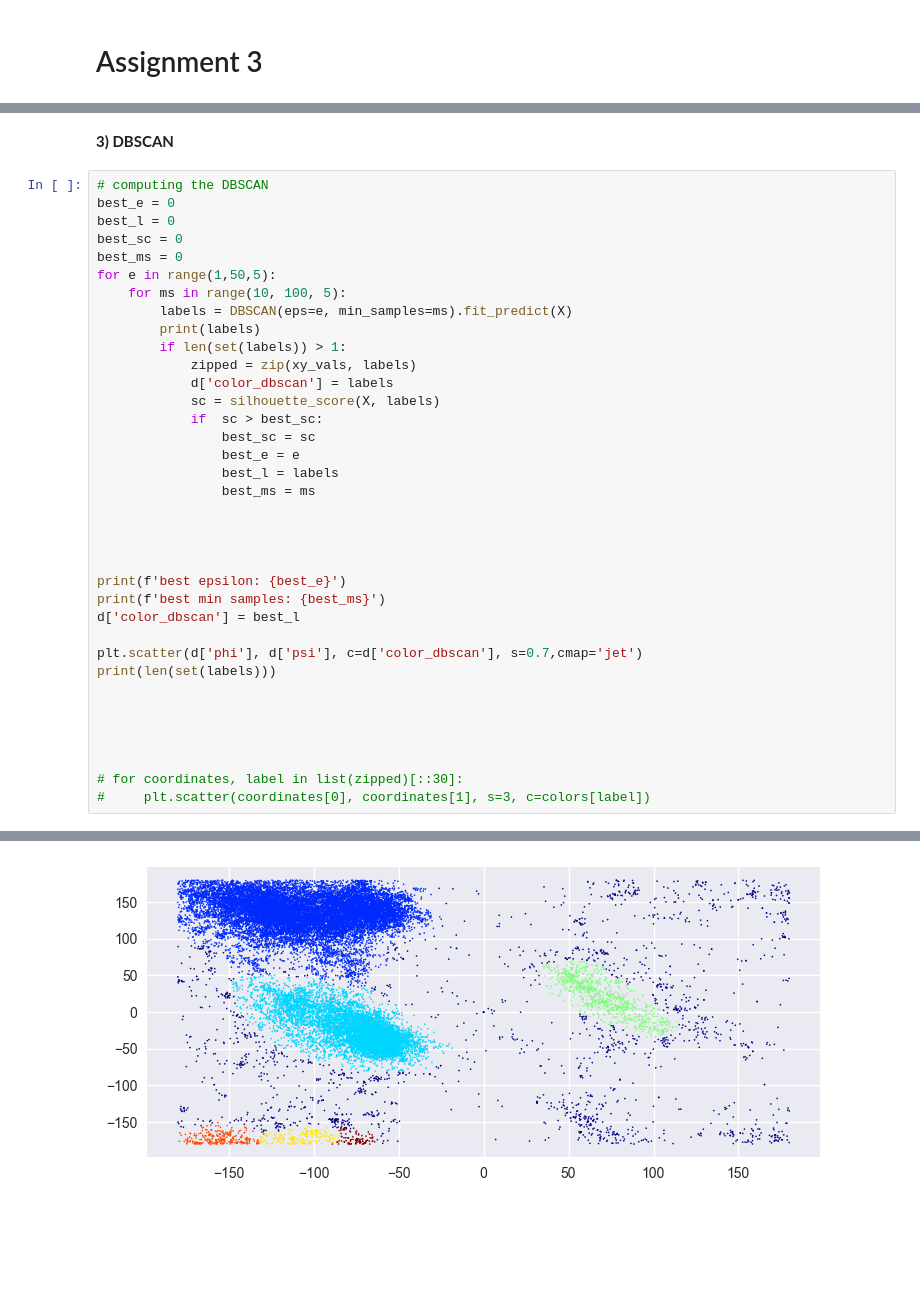
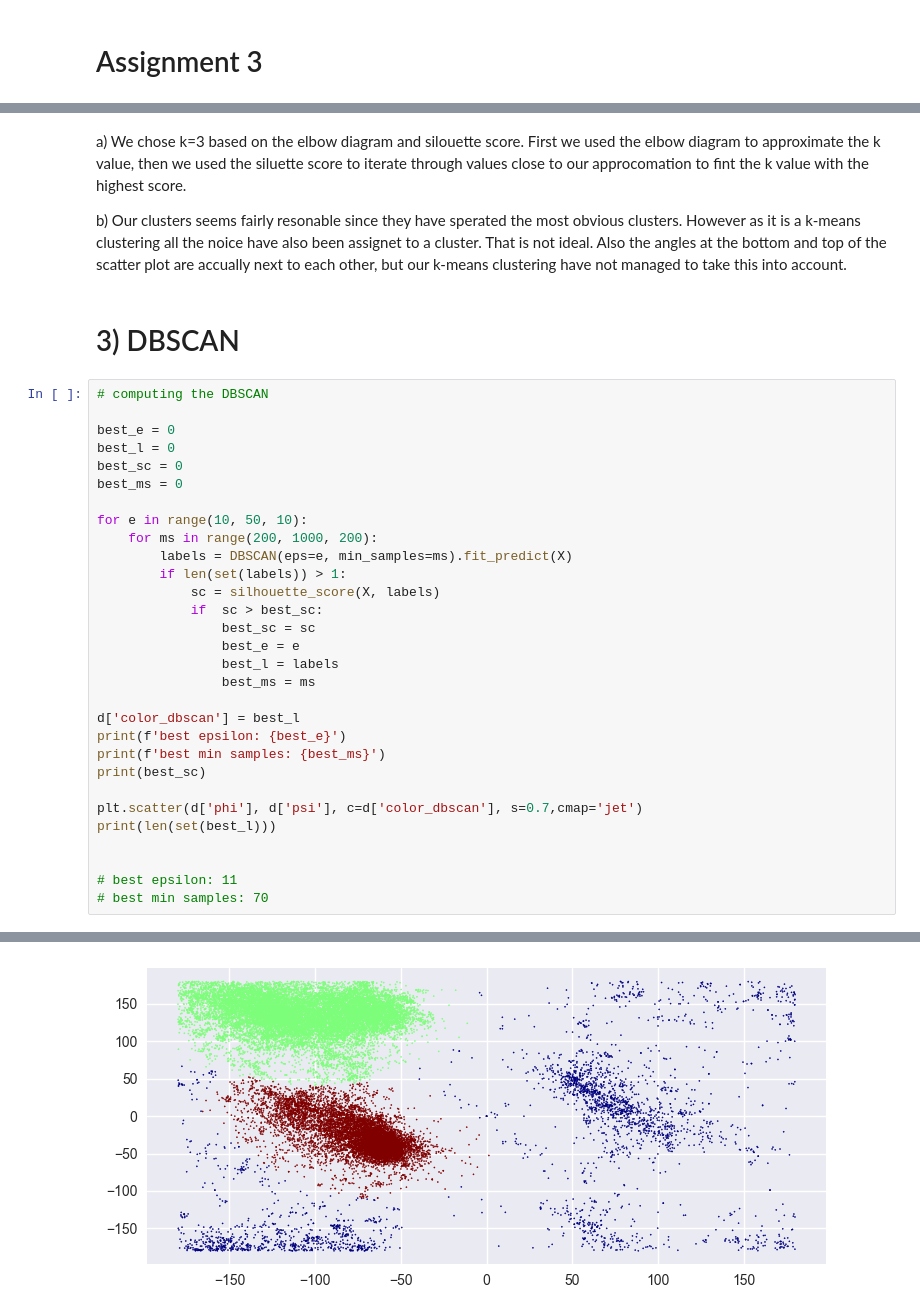
Before and after one commit to Niclindm/DAT405, a Jupyter notebook: Weekly assignment 3/Assigment3.ipynb, the cells around one changed output, grey strips where cells are left out. Drawn from its saved outputs; the diff is of its cells as text; blank space fills up the shorter version.

```diff
--- a/Weekly assignment 3/Assigment3.ipynb
+++ b/Weekly assignment 3/Assigment3.ipynb
@@ -75,21 +102,24 @@ sns.lineplot(x = ks, y = wcss)
 plt.show()
 # %% [output]
 [figure]
+# %% [markdown]
+a) We chose k=3 based on the elbow diagram and silouette score. First we used the elbow diagram to approximate the k value, then we used the siluette score to iterate through values close to our approcomation to fint the k value with the highest score.
+
+b) Our clusters seems fairly resonable since they have sperated the most obvious clusters. However as it is a k-means clustering all the noice have also been assignet to a cluster. That is not ideal. Also the angles at the bottom and top of the scatter plot are accually next to each other, but our k-means clustering have not managed to take this into account.
 # %% [markdown]
-**3) DBSCAN**
+# 3) DBSCAN
 # %%
 # computing the DBSCAN
+
 best_e = 0
 best_l = 0
 best_sc = 0
 best_ms = 0
-for e in range(1,50,5):
-    for ms in range(10, 100, 5):
+
+for e in range(10, 50, 10):
+    for ms in range(200, 1000, 200):
         labels = DBSCAN(eps=e, min_samples=ms).fit_predict(X)
-        print(labels)
         if len(set(labels)) > 1:
-            zipped = zip(xy_vals, labels)
-            d['color_dbscan'] = labels
             sc = silhouette_score(X, labels)
             if  sc > best_sc:
                 best_sc = sc
@@ -97,20 +127,15 @@ for e in range(1,50,5):
                 best_l = labels
                 best_ms = ms
 
+d['color_dbscan'] = best_l
+print(f'best epsilon: {best_e}')
+print(f'best min samples: {best_ms}')
+print(best_sc)
+
+plt.scatter(d['phi'], d['psi'], c=d['color_dbscan'], s=0.7,cmap='jet')
+print(len(set(best_l)))
 
 
-
-print(f'best epsilon: {best_e}')
-print(f'best min samples: {best_ms}')
-d['color_dbscan'] = best_l
-
-plt.scatter(d['phi'], d['psi'], c=d['color_dbscan'], s=0.7,cmap='jet')
-print(len(set(labels)))
-
-
-
-
-
-# for coordinates, label in list(zipped)[::30]:
-#     plt.scatter(coordinates[0], coordinates[1], s=3, c=colors[label])
+# best epsilon: 11
+# best min samples: 70
 # %% [output]
@@ -134 +146 @@ best min samples: 70
-[figure, old version]
+[figure, new version]
```
Also changed, not shown: parts of 19 cells of this notebook, 1 other file.
